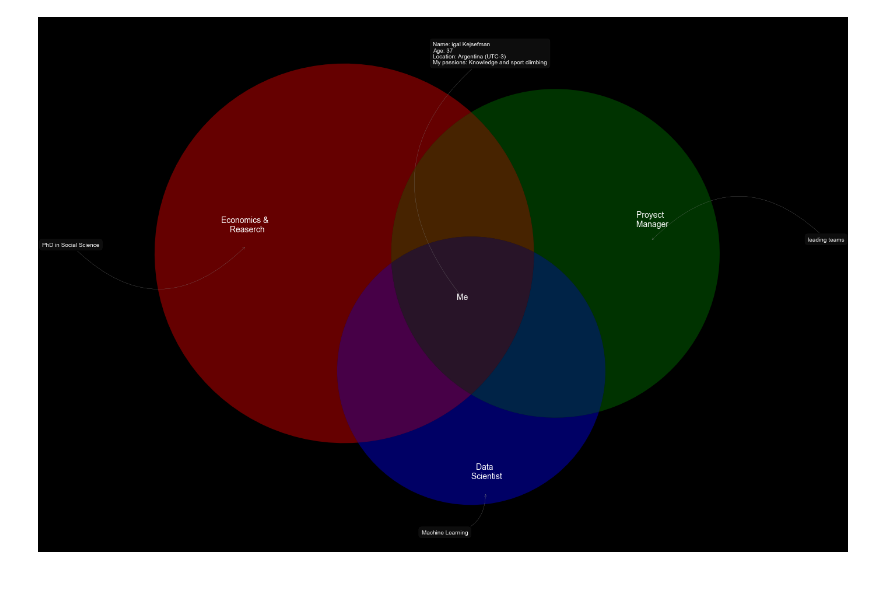
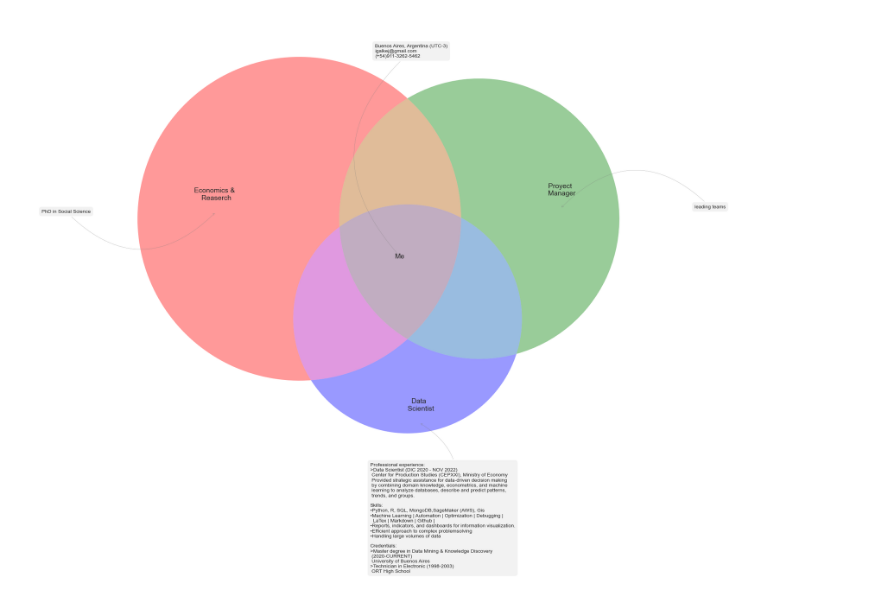
Before and after one commit to igalkej/igalkej, a Jupyter notebook: about_me.ipynb, the cells around one changed output. Saved outputs shown, nothing was run; the diff lists cells and outputs as text; code cells hidden in the pictures.

```diff
--- a/about_me.ipynb
+++ b/about_me.ipynb
@@ -3,8 +3,8 @@ from matplotlib import pyplot as plt
 from matplotlib_venn import venn3, venn3_circles, venn3_unweighted
 import numpy as np
 
-plt.style.use('dark_background')
-#plt.style.use('seaborn')
+#plt.style.use('dark_background')
+plt.style.use('seaborn')
 params = {'figure.figsize': (20, 20),
               'axes.labelsize': 20,
               'axes.titlesize': 30,
@@ -12,34 +12,39 @@ params = {'figure.figsize': (20, 20),
               'ytick.labelsize': 20}
 plt.rcParams.update(params)
 
 v = venn3_unweighted(subsets=(1, 1, 1, 1, 1, 1, 1),
              set_labels=("", "", ""),
              subset_areas=(5,3,1,1,1,1,1))
 
 v.get_label_by_id('100').set_text("Economics & \n Reaserch")
 v.get_label_by_id('010').set_text("Proyect \n Manager")
 v.get_label_by_id('001').set_text("Data \n Scientist")
 v.get_label_by_id('101').set_text("")
 v.get_label_by_id('011').set_text("")
 v.get_label_by_id('110').set_text("")
 v.get_label_by_id('111').set_text("Me")
 
+about =  "Buenos Aires, Argentina (UTC-3)\nigalkej@gmail.com\n(+54)911-3262-5462"
+data_sc = "Professional experience:\n>Data Scientist (DIC 2020 - NOV 2022)\n Center for Production Studies (CEPXXI), Ministry of Economy\n Provided strategic assistance for data-driven decision making\n by combining domain knowledge, econometrics, and machine\n learning to analyze databases, describe and predict patterns,\n trends, and groups.\n\nSkills:\n•Python, R, SQL, MongoDB,SageMaker (AWS), Gis\n•Machine Learning | Automation | Optimization | Debugging |\n  LaTex | Markdown | Github |\n•Reports, indicators, and dashboards for information visualization.\n•Efficient approach to complex problemsolving\n•Handling large volumes of data\n\nCredentials:\n>Master degree in Data Mining & Knowledge Discovery\n (2020-CURRENT)\n University of Buenos Aires\n>Technician in Electronic (1998-2003)\n ORT High School"
+
+
+
 for text in v.subset_labels:
     text.set_fontsize(14)
 
-plt.annotate('Name: igal Kejsefman\nAge: 37\nLocation: Argentina (UTC-3)\nMy passions: Knowledge and sport climbing', xy=v.get_label_by_id('111').get_position() - np.array([0, 0.0]), xytext=(-50,400),
+plt.annotate(about, xy=v.get_label_by_id('111').get_position() - np.array([0, 0.0]), xytext=(-50,400),
              ha='left', textcoords='offset points', bbox=dict(boxstyle='round,pad=0.5', fc='gray', alpha=0.1),
              arrowprops=dict(arrowstyle='->', connectionstyle='arc3,rad=0.5',color='gray'))
 plt.annotate('PhD in Social Science', xy=v.get_label_by_id('100').get_position() - np.array([0, 0.05]), xytext=(-300,0),
              ha='center', textcoords='offset points', bbox=dict(boxstyle='round,pad=0.5', fc='gray', alpha=0.1),
              arrowprops=dict(arrowstyle='->', connectionstyle='arc3,rad=0.5',color='gray'))
 plt.annotate('leading teams', xy=v.get_label_by_id('010').get_position() - np.array([0, 0.05]), xytext=(300,0),
              ha='center', textcoords='offset points', bbox=dict(boxstyle='round,pad=0.5', fc='gray', alpha=0.1),
              arrowprops=dict(arrowstyle='->', connectionstyle='arc3,rad=0.5',color='gray'))
-plt.annotate('Machine Learning', xy=v.get_label_by_id('001').get_position() - np.array([0, 0.05]), xytext=(-70,-70),
-             ha='center', textcoords='offset points', bbox=dict(boxstyle='round,pad=0.5', fc='gray', alpha=0.1),
+plt.annotate(data_sc, xy=v.get_label_by_id('001').get_position() - np.array([0, 0.05]), xytext=(-100,-300),
+             ha='left', textcoords='offset points', bbox=dict(boxstyle='round,pad=0.5', fc='gray', alpha=0.1),
              arrowprops=dict(arrowstyle='->', connectionstyle='arc3,rad=0.5',color='gray'))
 plt.savefig('aboutme2023tr1_dark.png', format='png', dpi=300, transparent=True)
 plt.show()
 # %% [output]
-[figure, old version]
+[figure, new version]
```
Also changed, not shown: 2 other files.
